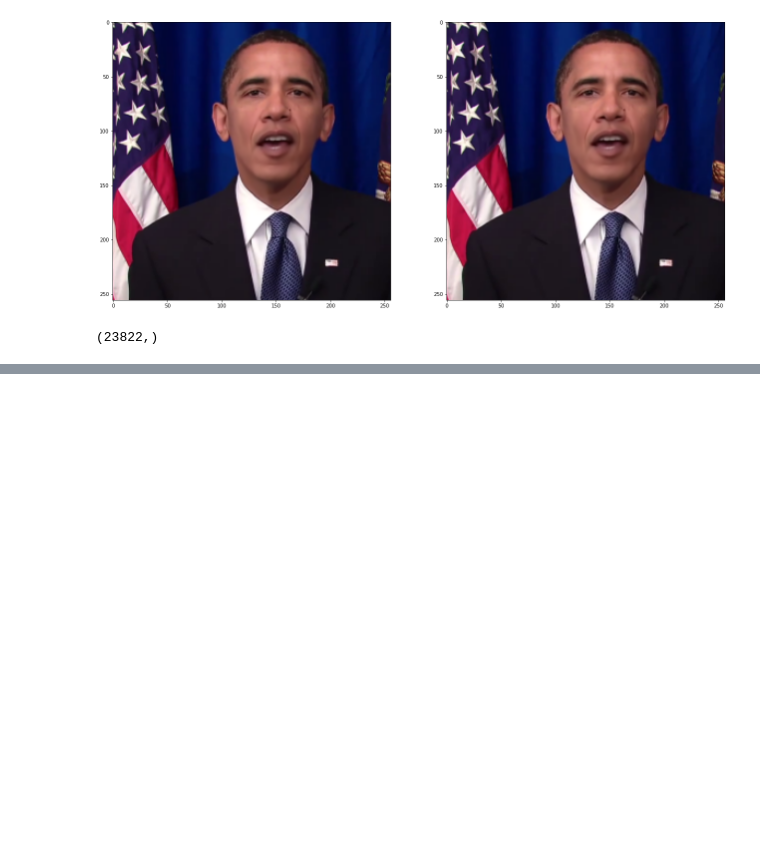
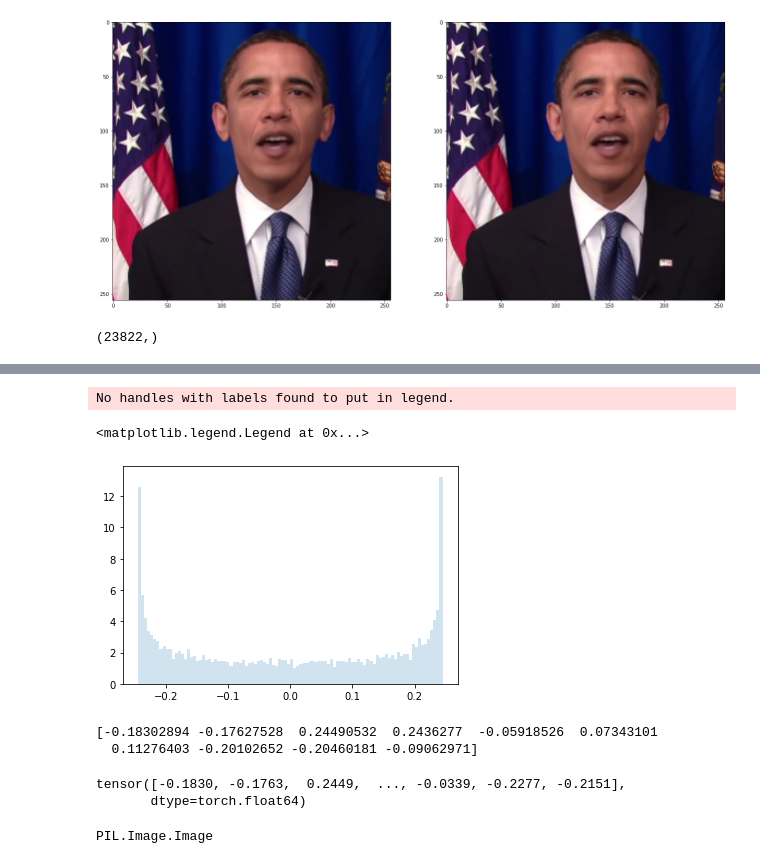
Before and after one commit to ishine/3d_face_gcns, a Jupyter notebook: facegcn_test.ipynb, the cells around one changed output, grey strips where cells are left out. Saved outputs shown, nothing was run; the diff lists cells and outputs as text; code cells hidden in the pictures; blank space fills up the shorter version.

```diff
--- a/facegcn_test.ipynb
+++ b/facegcn_test.ipynb
@@ -194,0 +206,23 @@ tensor(1.0006)
+# %%
+fig, ax = plt.subplots(1, 1)
+ax.hist(r, bins=100,density=True, histtype='stepfilled', alpha=0.2)
+ax.legend(loc='best', frameon=False)
+# %% [output]
+No handles with labels found to put in legend.
+<matplotlib.legend.Legend at 0x...>
+[figure, added]
+# %%
+import torch
+print(r[:10])
+torch.from_numpy(r)
+# %% [output]
+[-0.18302894 -0.17627528  0.24490532  0.2436277  -0.05918526  0.07343101
+  0.11276403 -0.20102652 -0.20460181 -0.09062971]
+tensor([-0.1830, -0.1763,  0.2449,  ..., -0.0339, -0.2277, -0.2151],
+       dtype=torch.float64)
+# %%
+from PIL import Image
+
+image = Image.open("data/obama296/crop/00002.png").convert('RGB')
+# %% [output]
+PIL.Image.Image
```
Also changed, not shown: parts of 6 cells of this notebook, 13 other files.
